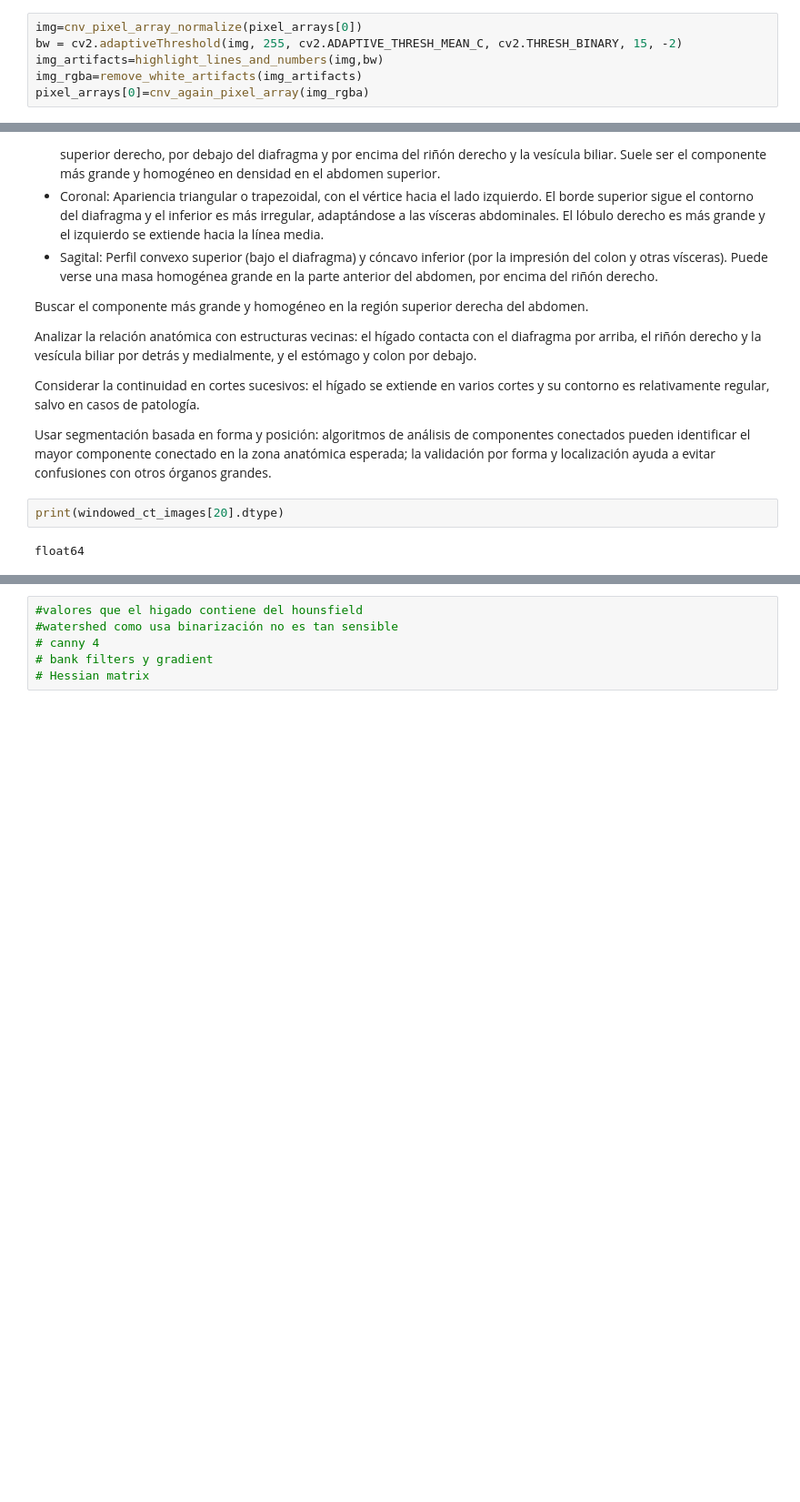
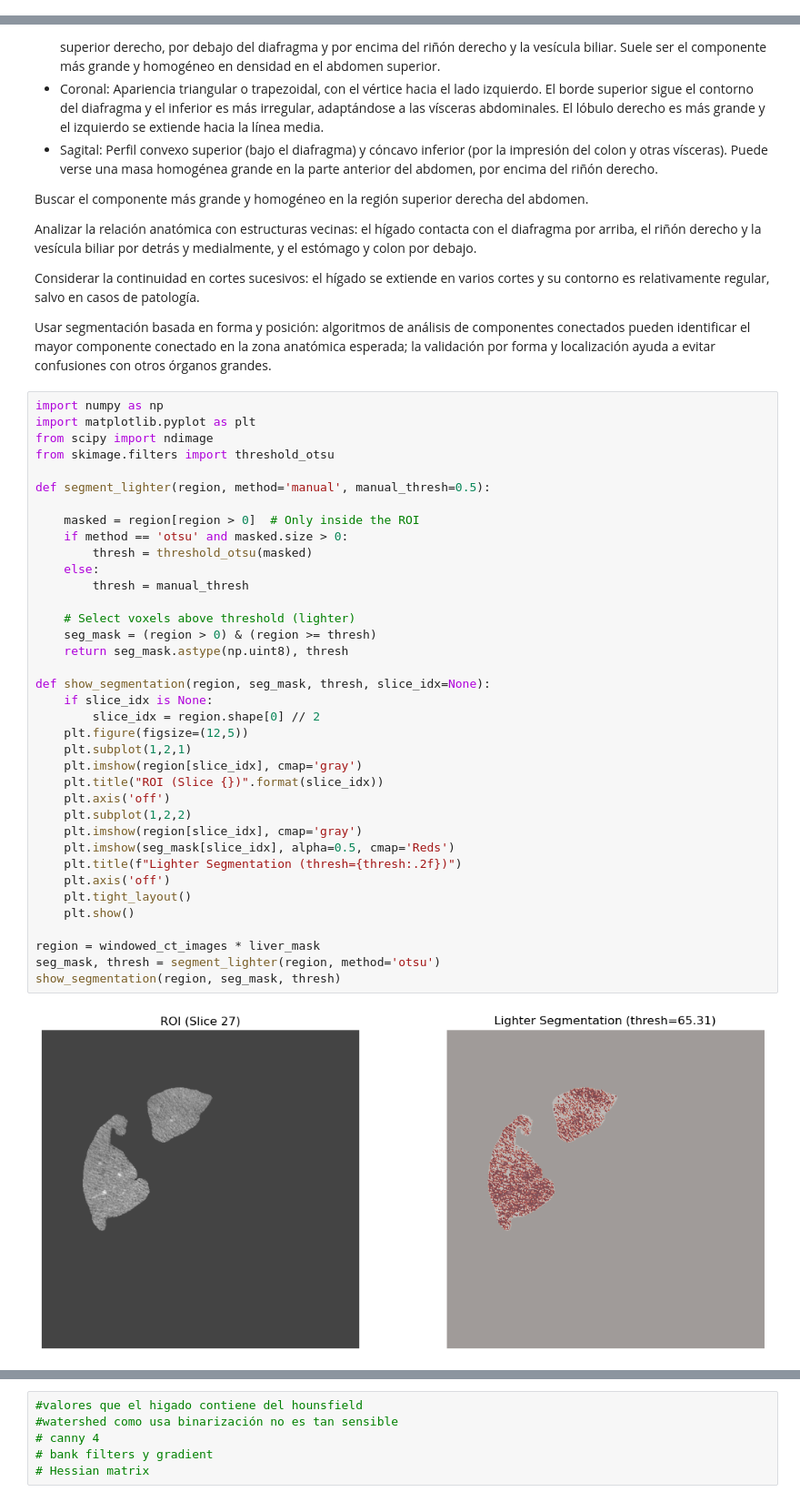
Before and after one commit to Lidnmp/medical_images_project, a Jupyter notebook: project-Copy1.ipynb, the cells around one changed output, grey strips where cells are left out. Shown at 91% size. Cells and saved outputs as stored; diff of their text form; blank space fills up the shorter version.

Commit message:
Update testing about segmentation

```diff
--- a/project-Copy1.ipynb
+++ b/project-Copy1.ipynb
@@ -366,6 +334,0 @@ def cnv_again_pixel_array(img_rgba):
-# %%
-img=cnv_pixel_array_normalize(pixel_arrays[0])
-bw = cv2.adaptiveThreshold(img, 255, cv2.ADAPTIVE_THRESH_MEAN_C, cv2.THRESH_BINARY, 15, -2)
-img_artifacts=highlight_lines_and_numbers(img,bw)
-img_rgba=remove_white_artifacts(img_artifacts)
-pixel_arrays[0]=cnv_again_pixel_array(img_rgba)
@@ -830,7 +763,42 @@ Analizar la relación anatómica con estructuras vecinas: el hígado contacta co
 Considerar la continuidad en cortes sucesivos: el hígado se extiende en varios cortes y su contorno es relativamente regular, salvo en casos de patología.
 
 Usar segmentación basada en forma y posición: algoritmos de análisis de componentes conectados pueden identificar el mayor componente conectado en la zona anatómica esperada; la validación por forma y localización ayuda a evitar confusiones con otros órganos grandes.
-# %%
-print(windowed_ct_images[20].dtype)
-# %% [output]
-float64
+# %%
+import numpy as np
+import matplotlib.pyplot as plt
+from scipy import ndimage
+from skimage.filters import threshold_otsu
+
+def segment_lighter(region, method='manual', manual_thresh=0.5):
+
+    masked = region[region > 0]  # Only inside the ROI
+    if method == 'otsu' and masked.size > 0:
+        thresh = threshold_otsu(masked)
+    else:
+        thresh = manual_thresh
+
+    # Select voxels above threshold (lighter)
+    seg_mask = (region > 0) & (region >= thresh)
+    return seg_mask.astype(np.uint8), thresh
+
+def show_segmentation(region, seg_mask, thresh, slice_idx=None):
+    if slice_idx is None:
+        slice_idx = region.shape[0] // 2
+    plt.figure(figsize=(12,5))
+    plt.subplot(1,2,1)
+    plt.imshow(region[slice_idx], cmap='gray')
+    plt.title("ROI (Slice {})".format(slice_idx))
+    plt.axis('off')
+    plt.subplot(1,2,2)
+    plt.imshow(region[slice_idx], cmap='gray')
+    plt.imshow(seg_mask[slice_idx], alpha=0.5, cmap='Reds')
+    plt.title(f"Lighter Segmentation (thresh={thresh:.2f})")
+    plt.axis('off')
+    plt.tight_layout()
+    plt.show()
+
+region = windowed_ct_images * liver_mask
+seg_mask, thresh = segment_lighter(region, method='otsu')
+show_segmentation(region, seg_mask, thresh)
+# %% [output]
+[figure, added]
```
Also changed, not shown: parts of 31 cells of this notebook.
